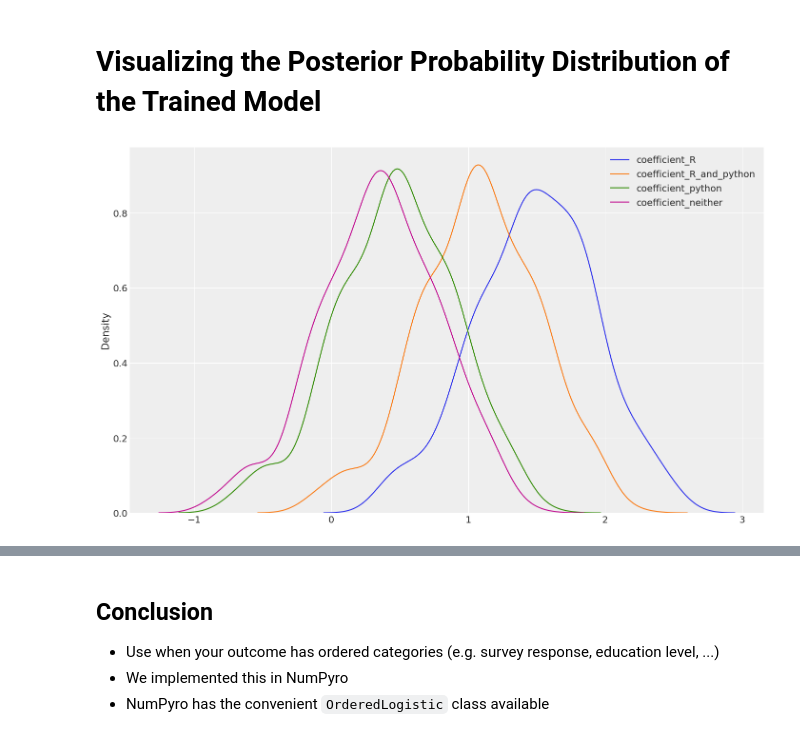
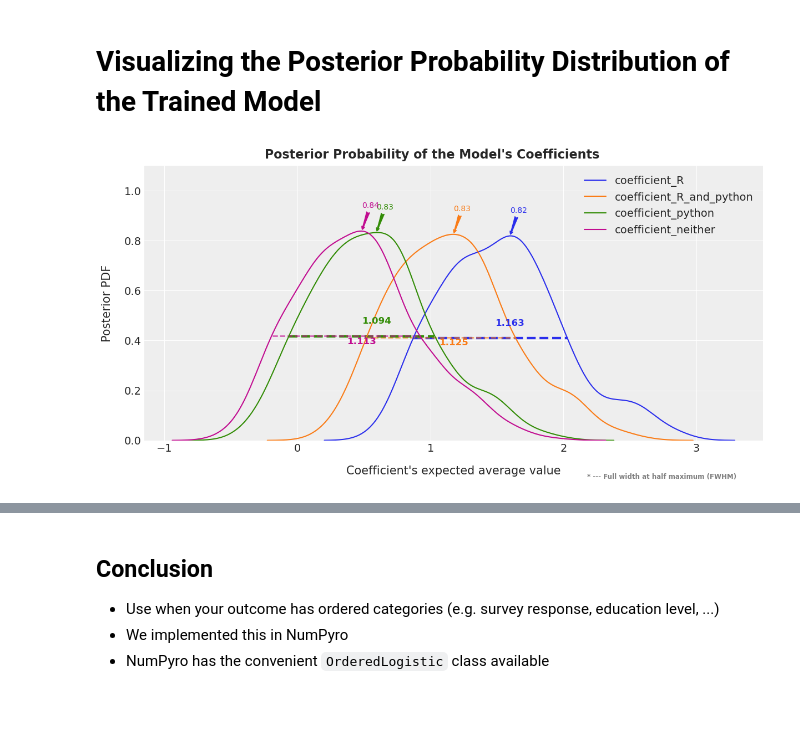
Before and after one commit to MarcoGorelli/pydataglobal-21, a Jupyter notebook: ordered logistic regression.ipynb, the cells around one changed output, grey strips where cells are left out. Saved outputs shown, nothing was run; the diff lists cells and outputs as text; code cells hidden in the pictures; blank space fills up the shorter version.

```diff
--- a/ordered logistic regression.ipynb
+++ b/ordered logistic regression.ipynb
@@ -48,10 +48,13 @@ df = df[
     )
 ].reset_index(drop=True)
 df["education"] = df["education"].replace(
-    "No formal education past high school", "High school"
-)
+                    "No formal education past high school", "High school"
+                ).reset_index(drop=True)
+
 np.random.seed(2)
-df = df.sample(n=10_000).reset_index(drop=True)
+
+# Sampling a subset of the dataset
+    # df = df.sample(n=10_000)
 # %%
 df
 # %% [output]
@@ -284,7 +307,10 @@ fig.subplots_adjust(hspace=0.3, wspace=0.3)
 ## MCMC
 # %%
 sampler = numpyro.infer.NUTS(ordered_logistic_regression)
-mcmc = numpyro.infer.MCMC(sampler, num_chains=4, num_samples=100, num_warmup=100)
+mcmc = numpyro.infer.MCMC(sampler,
+                          num_chains=jax.local_device_count(), # in my case, I have 4 cores
+                          num_samples=100,
+                          num_warmup=100)
 mcmc.run(
     jax.random.PRNGKey(93),
     python=df["python"].to_numpy(),
@@ -322,13 +353,74 @@ post_predictions = post_pred(
 # %% [markdown]
 # Visualizing the Posterior Probability Distribution of the Trained Model
 # %%
-fig, ax = plt.subplots(figsize=(14, 8))
+MCMC_Samples = mcmc.get_samples()
+
+fig, ax = plt.subplots(figsize=(12, 6))
 for coefficient in ['coefficient_R', 'coefficient_R_and_python', 'coefficient_python', 'coefficient_neither']:
-    sns.kdeplot(mcmc.get_samples()[coefficient], ax=ax, label=coefficient)
+    Coefficient_samples = MCMC_Samples[coefficient]
+    sns.kdeplot(Coefficient_samples, ax=ax, label=coefficient)
+
+for enum, kde_curve in enumerate(ax.lines):
+    x = kde_curve.get_xdata()
+    y = kde_curve.get_ydata()
+    color = kde_curve.get_c()
+    ymax = y.max()
+    halfmax = y.max() / 2
+    maxpos = y.argmax()
+    leftpos = (np.abs(y[:maxpos] - halfmax)).argmin()
+    rightpos = (np.abs(y[maxpos:] - halfmax)).argmin() + maxpos
+    fullwidthathalfmax = x[rightpos] - x[leftpos]
+
+    if enum%2:
+        perct = 0.9
+        width=1.8
+        alpha=0.7
+    else:
+        perct = 1.1
+        width=3.1
+        alpha=1
+
+    ax.hlines(halfmax, x[leftpos], x[rightpos], color=color, alpha=alpha,
+              linewidth=width, ls='--')
+
+    ax.text(x[maxpos], halfmax*perct,
+            f'{fullwidthathalfmax:.3f}\n',
+            fontsize=12, fontweight='bold',
+            color=color, ha='center', va='center')
+    ax.set_ylim(ymin=0)
+
+    xy_annotation = (x[maxpos], ymax)
+    text = '{0:.2f}'.format(ymax)
+    Annotation = ax.annotate(text,
+                             xy_annotation,
+                             xytext = (0.2, 30.5),
+                             xycoords=ax.transData,
+                             textcoords = 'offset points', # Offset (in points) from the xy value
+                             arrowprops=dict(arrowstyle = 'fancy',
+                                            color=color),
+                             color=color,
+                             annotation_clip=True)
+
+del Coefficient_samples
+#
+
 ax.legend()
+ax.set_ylim(0,1.1)
+ax.set_ylabel("Posterior PDF", labelpad=15)
+ax.set_xlabel("Coefficient's expected average value", labelpad=15)
+fig.text(0.845, 0.005,
+        "* --- Full width at half maximum (FWHM)",
+        fontsize=8.5, fontweight='bold',
+        color='k', alpha=0.5, ha='center', va='center')
+
+fig.suptitle("Posterior Probability of the Model's Coefficients", fontsize=16, fontweight='bold')
+
 plt.show()
+
+# notice that only the "R" is the only one coefficient whose curtosis (mass distribution) is more likely above zero;
+# in another words, we can expect that more educated people tend to know "R" more likely than the other options
 # %% [output]
-[figure, old version]
+[figure, new version]
 # %%
 fig, ax = plt.subplots(nrows=2, ncols=2, figsize=(14, 6), sharex=True, sharey=True)
 ax = ax.flatten()
```
Also changed, not shown: parts of 14 cells of this notebook.
